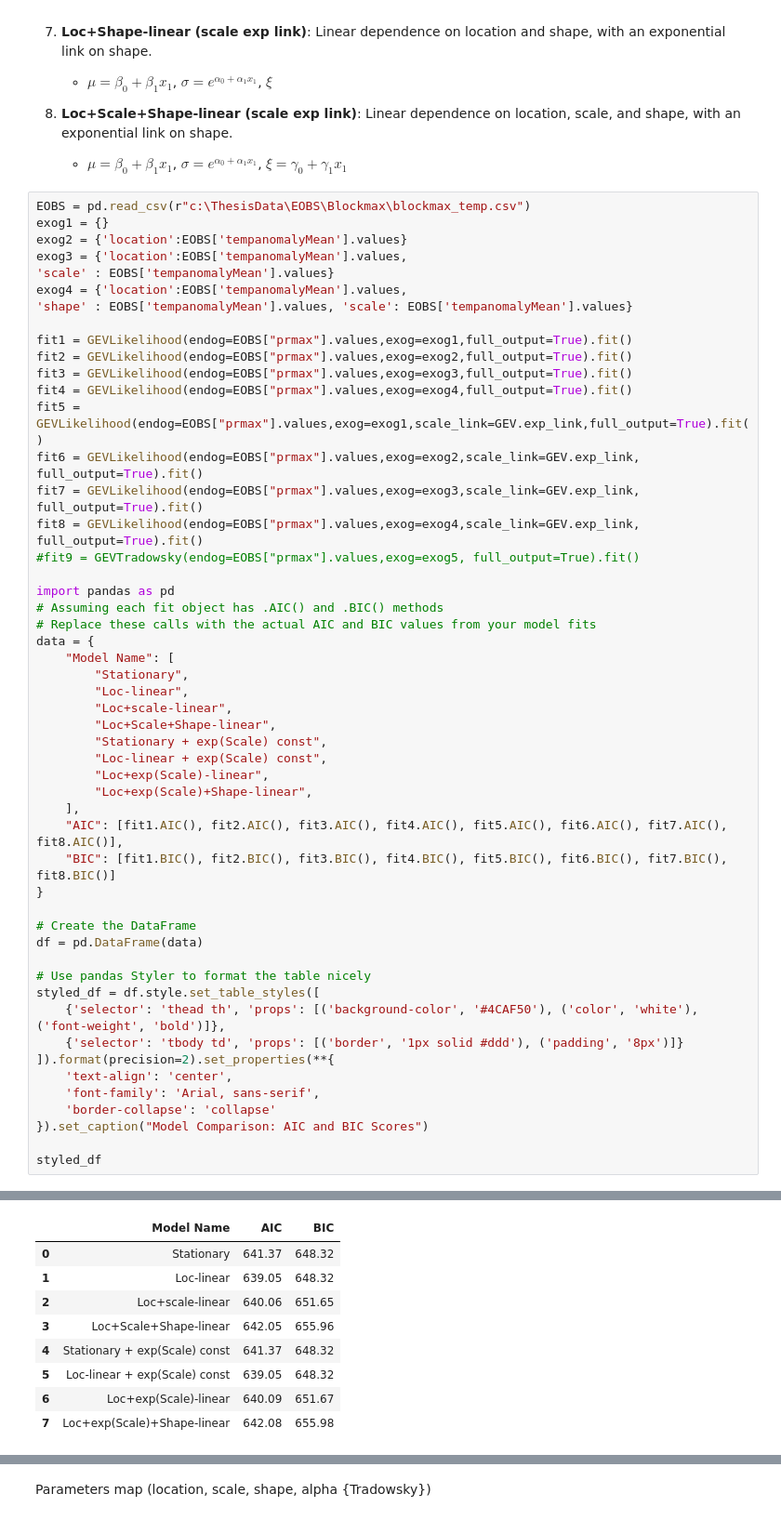
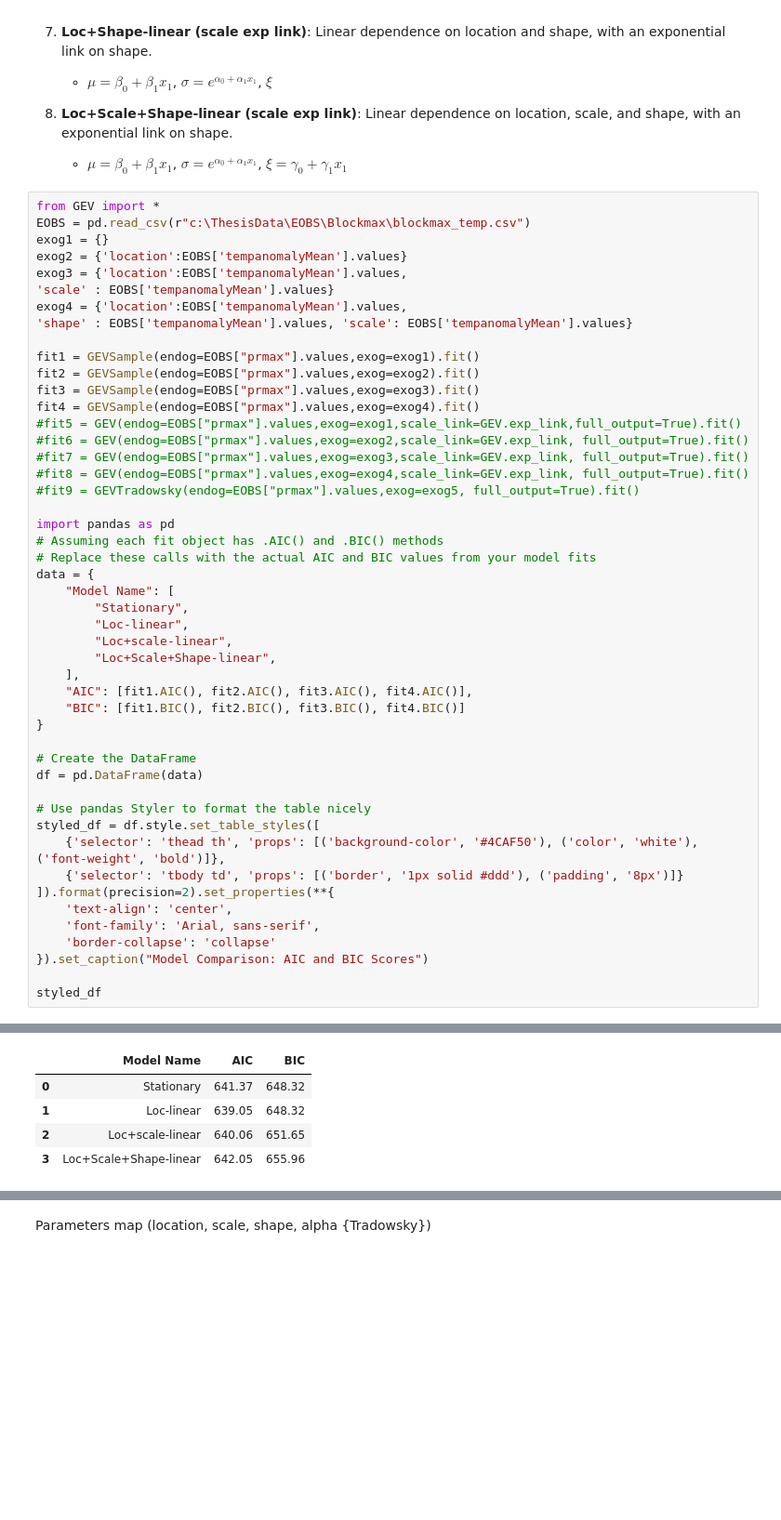
Before and after one commit to RPGSynth/EVT_Univariate, a Jupyter notebook: Exploration/main.ipynb, the cells around one changed output, grey strips where cells are left out. Shown at 93% size. Drawn from its saved outputs; the diff is of its cells as text; blank space fills up the shorter version.

```diff
--- a/Exploration/main.ipynb
+++ b/Exploration/main.ipynb
@@ -1308,6 +1331,7 @@ Model Comparison
 8. **Loc+Scale+Shape-linear (scale exp link)**: Linear dependence on location, scale, and shape, with an exponential link on shape.
    - $ \mu = \beta_0 + \beta_1 x_1 $, $ \sigma = e^{\alpha_0 + \alpha_1 x_1} $, $ \xi = \gamma_0 + \gamma_1 x_1 $
 # %%
+from GEV import *
 EOBS = pd.read_csv(r"c:\ThesisData\EOBS\Blockmax\blockmax_temp.csv")
 exog1 = {}
 exog2 = {'location':EOBS['tempanomalyMean'].values}
@@ -1316,14 +1340,14 @@ exog3 = {'location':EOBS['tempanomalyMean'].values,
 exog4 = {'location':EOBS['tempanomalyMean'].values,
 'shape' : EOBS['tempanomalyMean'].values, 'scale': EOBS['tempanomalyMean'].values}
 
-fit1 = GEVLikelihood(endog=EOBS["prmax"].values,exog=exog1,full_output=True).fit()
-fit2 = GEVLikelihood(endog=EOBS["prmax"].values,exog=exog2,full_output=True).fit()
-fit3 = GEVLikelihood(endog=EOBS["prmax"].values,exog=exog3,full_output=True).fit()
-fit4 = GEVLikelihood(endog=EOBS["prmax"].values,exog=exog4,full_output=True).fit()
-fit5 = GEVLikelihood(endog=EOBS["prmax"].values,exog=exog1,scale_link=GEV.exp_link,full_output=True).fit()
-fit6 = GEVLikelihood(endog=EOBS["prmax"].values,exog=exog2,scale_link=GEV.exp_link, full_output=True).fit()
-fit7 = GEVLikelihood(endog=EOBS["prmax"].values,exog=exog3,scale_link=GEV.exp_link, full_output=True).fit()
-fit8 = GEVLikelihood(endog=EOBS["prmax"].values,exog=exog4,scale_link=GEV.exp_link, full_output=True).fit()
+fit1 = GEVSample(endog=EOBS["prmax"].values,exog=exog1).fit()
+fit2 = GEVSample(endog=EOBS["prmax"].values,exog=exog2).fit()
+fit3 = GEVSample(endog=EOBS["prmax"].values,exog=exog3).fit()
+fit4 = GEVSample(endog=EOBS["prmax"].values,exog=exog4).fit()
+#fit5 = GEV(endog=EOBS["prmax"].values,exog=exog1,scale_link=GEV.exp_link,full_output=True).fit()
+#fit6 = GEV(endog=EOBS["prmax"].values,exog=exog2,scale_link=GEV.exp_link, full_output=True).fit()
+#fit7 = GEV(endog=EOBS["prmax"].values,exog=exog3,scale_link=GEV.exp_link, full_output=True).fit()
+#fit8 = GEV(endog=EOBS["prmax"].values,exog=exog4,scale_link=GEV.exp_link, full_output=True).fit()
 #fit9 = GEVTradowsky(endog=EOBS["prmax"].values,exog=exog5, full_output=True).fit()
 
 import pandas as pd
@@ -1332,43 +1356,35 @@ import pandas as pd
 data = {
     "Model Name": [
         "Stationary",
         "Loc-linear",
         "Loc+scale-linear",
         "Loc+Scale+Shape-linear",
-        "Stationary + exp(Scale) const",
-        "Loc-linear + exp(Scale) const",
-        "Loc+exp(Scale)-linear",
-        "Loc+exp(Scale)+Shape-linear",
     ],
-    "AIC": [fit1.AIC(), fit2.AIC(), fit3.AIC(), fit4.AIC(), fit5.AIC(), fit6.AIC(), fit7.AIC(), fit8.AIC()],
-    "BIC": [fit1.BIC(), fit2.BIC(), fit3.BIC(), fit4.BIC(), fit5.BIC(), fit6.BIC(), fit7.BIC(), fit8.BIC()]
+    "AIC": [fit1.AIC(), fit2.AIC(), fit3.AIC(), fit4.AIC()],
+    "BIC": [fit1.BIC(), fit2.BIC(), fit3.BIC(), fit4.BIC()]
 }
 
 # Create the DataFrame
 df = pd.DataFrame(data)
 
 # Use pandas Styler to format the table nicely
 styled_df = df.style.set_table_styles([
     {'selector': 'thead th', 'props': [('background-color', '#4CAF50'), ('color', 'white'), ('font-weight', 'bold')]},
     {'selector': 'tbody td', 'props': [('border', '1px solid #ddd'), ('padding', '8px')]}
 ]).format(precision=2).set_properties(**{
     'text-align': 'center',
     'font-family': 'Arial, sans-serif',
     'border-collapse': 'collapse'
 }).set_caption("Model Comparison: AIC and BIC Scores")
 
 styled_df
 # %% [output]
 Model Comparison: AIC and BIC Scores
 |  | Model Name | AIC | BIC |
 | 0 | Stationary | 641.37 | 648.32 |
 | 1 | Loc-linear | 639.05 | 648.32 |
 | 2 | Loc+scale-linear | 640.06 | 651.65 |
 | 3 | Loc+Scale+Shape-linear | 642.05 | 655.96 |
-| 4 | Stationary + exp(Scale) const | 641.37 | 648.32 |
-| 5 | Loc-linear + exp(Scale) const | 639.05 | 648.32 |
-| 6 | Loc+exp(Scale)-linear | 640.09 | 651.67 |
-| 7 | Loc+exp(Scale)+Shape-linear | 642.08 | 655.98 |
 # %%
 print("LINEAR LOCATION MODEL")
 print(fit2)
```
Also changed, not shown: parts of 10 cells of this notebook, 3 other files.
